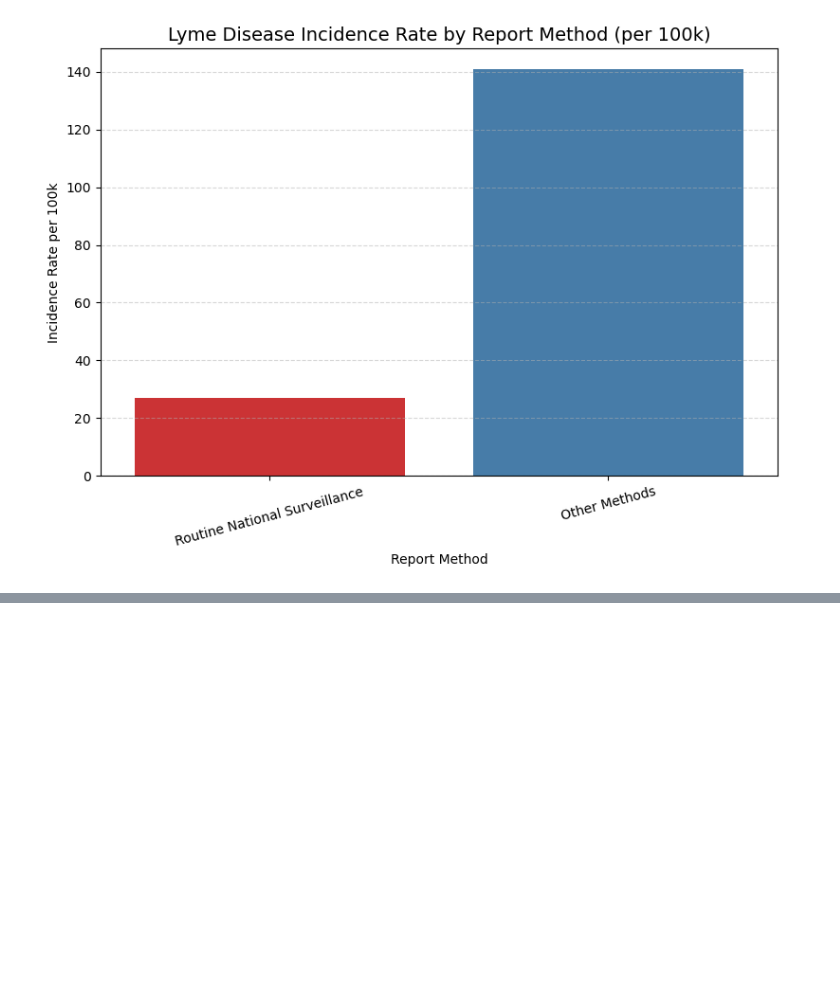
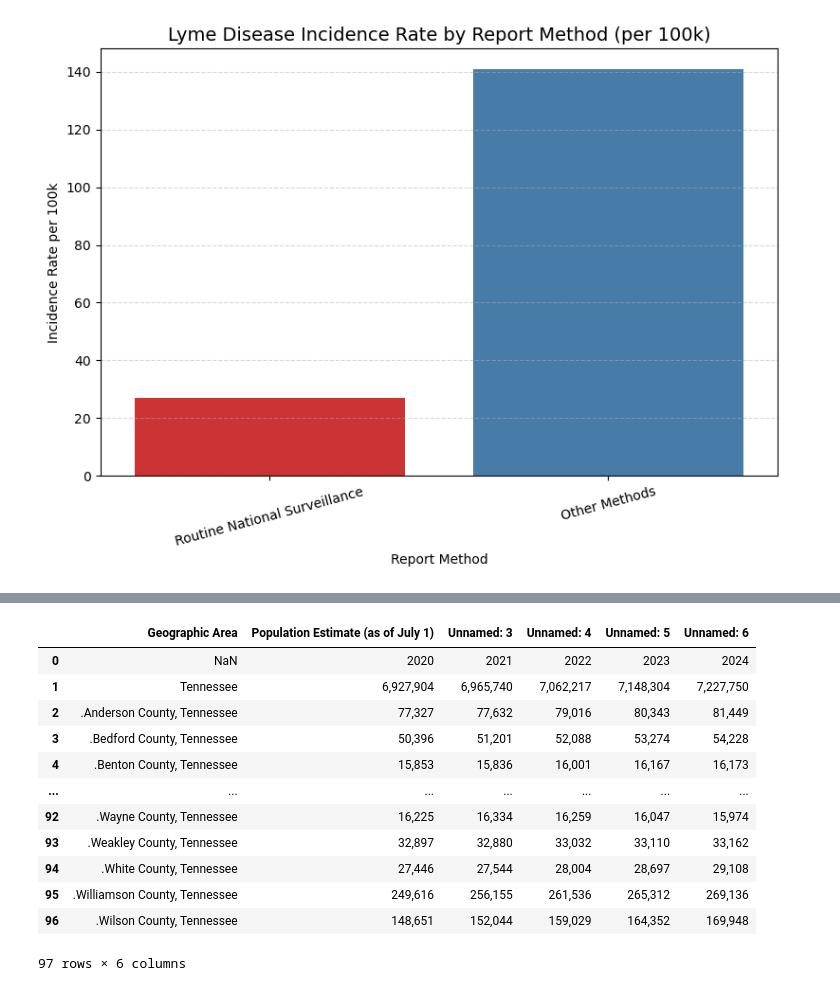
Before and after one commit to dzapata915/Lyme_Disease, a Jupyter notebook: incidence_rates.ipynb, the cells around one changed output, grey strips where cells are left out. Saved outputs shown, nothing was run; the diff lists cells and outputs as text; code cells hidden in the pictures; blank space fills up the shorter version.

```diff
--- a/incidence_rates.ipynb
+++ b/incidence_rates.ipynb
@@ -320,0 +349,2 @@ Passing `palette` without assigning `hue` is deprecated and will be removed in v
+# %%
+TN_pop = pd.read_csv('../data/Census Population by TN County 2020-2024.csv')
@@ -320,0 +364,2 @@ Passing `palette` without assigning `hue` is deprecated and will be removed in v
+# %%
+TN_pop = TN_pop.drop(TN_pop.index[97:])
@@ -320,0 +386,20 @@ Passing `palette` without assigning `hue` is deprecated and will be removed in v
+# %%
+TN_pop=TN_pop[['Geographic Area',
+       'Population Estimate (as of July 1)', 'Unnamed: 3', 'Unnamed: 4',
+       'Unnamed: 5', 'Unnamed: 6']]
+# %%
+TN_pop
+# %% [output]
+|  | Geographic Area | Population Estimate (as of July 1) | Unnamed: 3 | Unnamed: 4 | Unnamed: 5 | Unnamed: 6 |
+| 0 | NaN | 2020 | 2021 | 2022 | 2023 | 2024 |
+| 1 | Tennessee | 6,927,904 | 6,965,740 | 7,062,217 | 7,148,304 | 7,227,750 |
+| 2 | .Anderson County, Tennessee | 77,327 | 77,632 | 79,016 | 80,343 | 81,449 |
+| 3 | .Bedford County, Tennessee | 50,396 | 51,201 | 52,088 | 53,274 | 54,228 |
+| 4 | .Benton County, Tennessee | 15,853 | 15,836 | 16,001 | 16,167 | 16,173 |
+| ... | ... | ... | ... | ... | ... | ... |
+| 92 | .Wayne County, Tennessee | 16,225 | 16,334 | 16,259 | 16,047 | 15,974 |
+| 93 | .Weakley County, Tennessee | 32,897 | 32,880 | 33,032 | 33,110 | 33,162 |
+| 94 | .White County, Tennessee | 27,446 | 27,544 | 28,004 | 28,697 | 29,108 |
+| 95 | .Williamson County, Tennessee | 249,616 | 256,155 | 261,536 | 265,312 | 269,136 |
+| 96 | .Wilson County, Tennessee | 148,651 | 152,044 | 159,029 | 164,352 | 169,948 |
+97 rows × 6 columns
```
Also changed, not shown: parts of 32 cells of this notebook, 2 other files.
